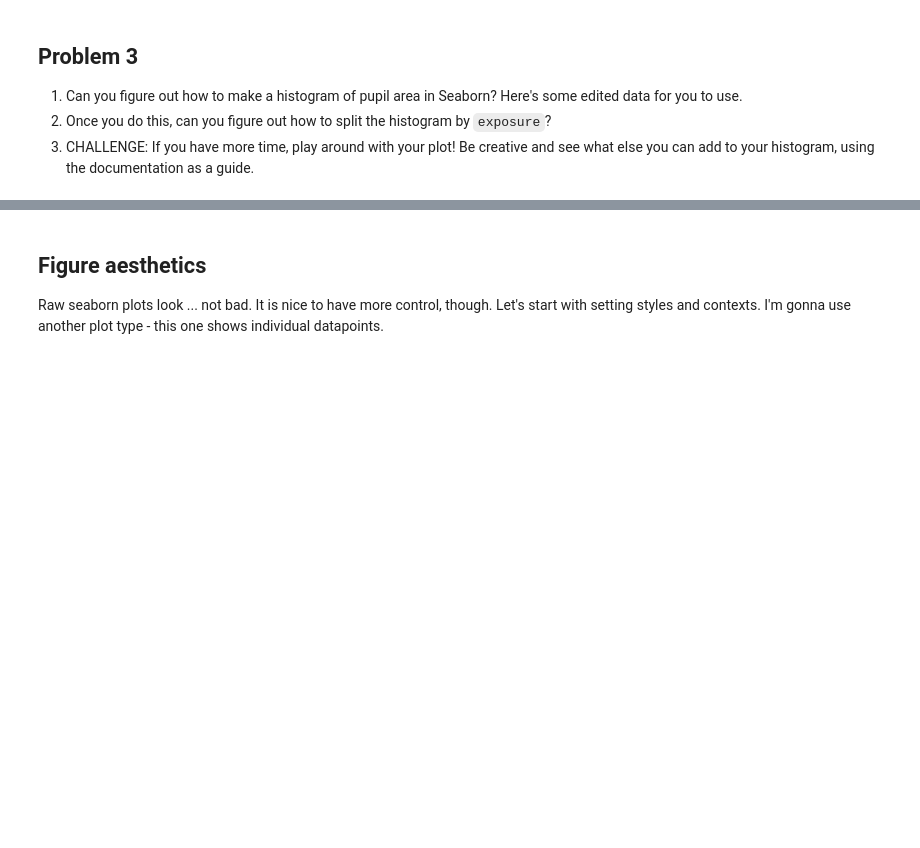
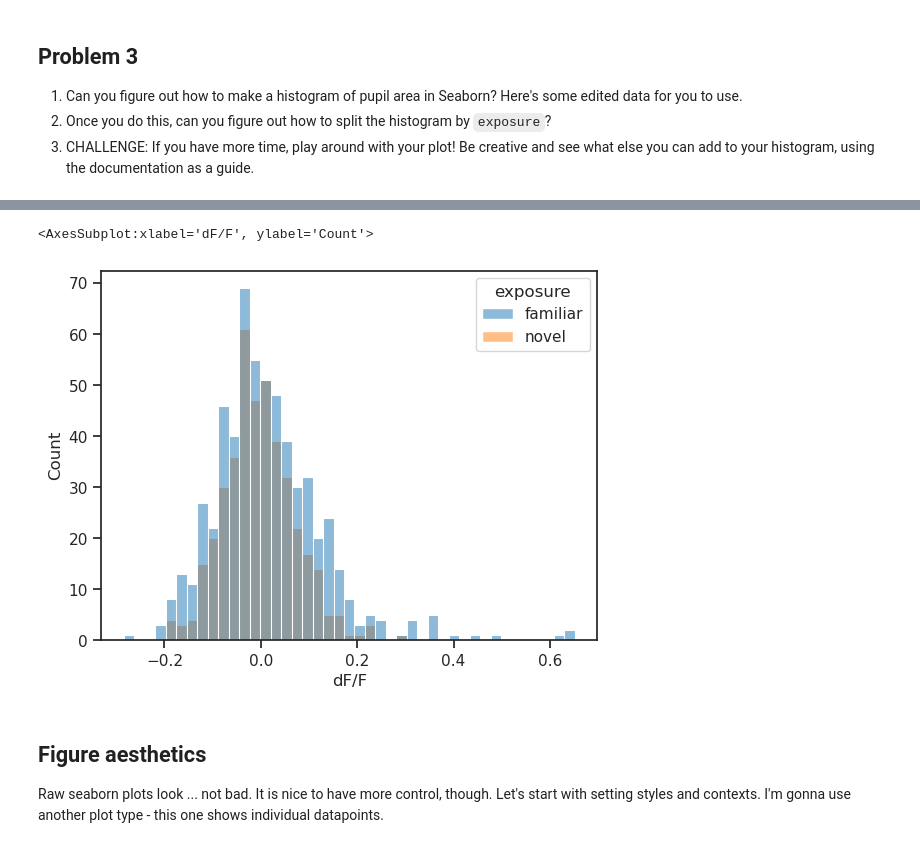
Before and after one commit to carolinehaoud/NeuroPythonCourse, a Jupyter notebook: Week07_DataVis/pfn_7_datavis.ipynb, the cells around one changed output, grey strips where cells are left out. Cells and saved outputs as stored; diff of their text form; code cells hidden in the pictures; blank space fills up the shorter version.

```diff
--- a/Week07_DataVis/pfn_7_datavis.ipynb
+++ b/Week07_DataVis/pfn_7_datavis.ipynb
@@ -182,3 +224,8 @@ data_sample = data.sample(1000)
+# %%
+sns.histplot(data = data_sample, x = 'dF/F', hue = 'exposure')
+# %% [output]
+<AxesSubplot:xlabel='dF/F', ylabel='Count'>
+[figure, added]
 # %% [markdown]
 ## Figure aesthetics
 Raw seaborn plots look ... not bad. It is nice to have more control, though. Let's start with setting styles and contexts. I'm gonna use another plot type - this one shows individual datapoints.
```
Also changed, not shown: parts of 21 cells of this notebook, 2 other files.
